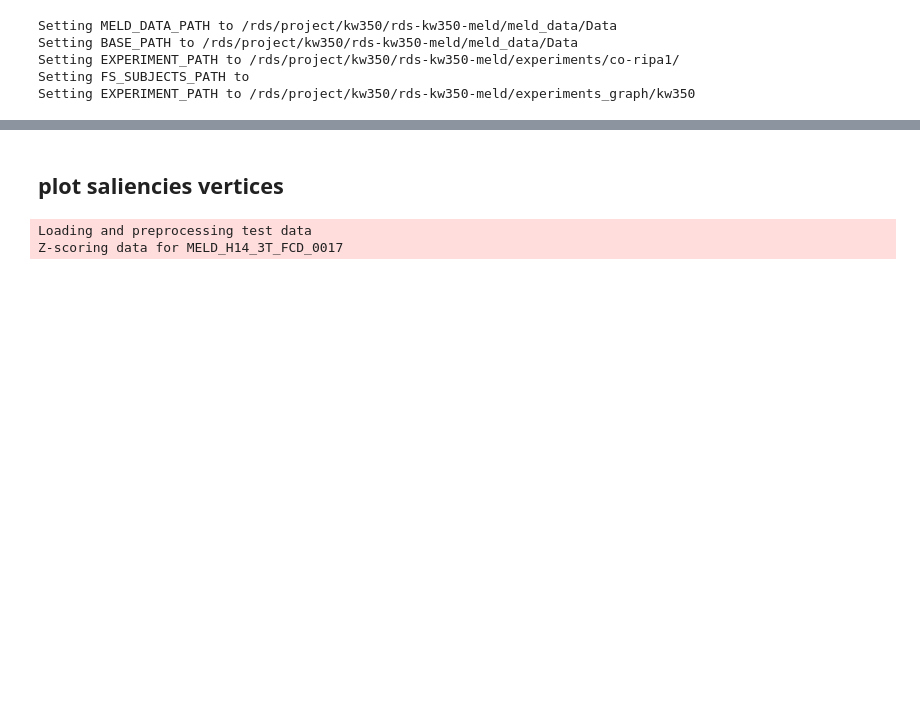
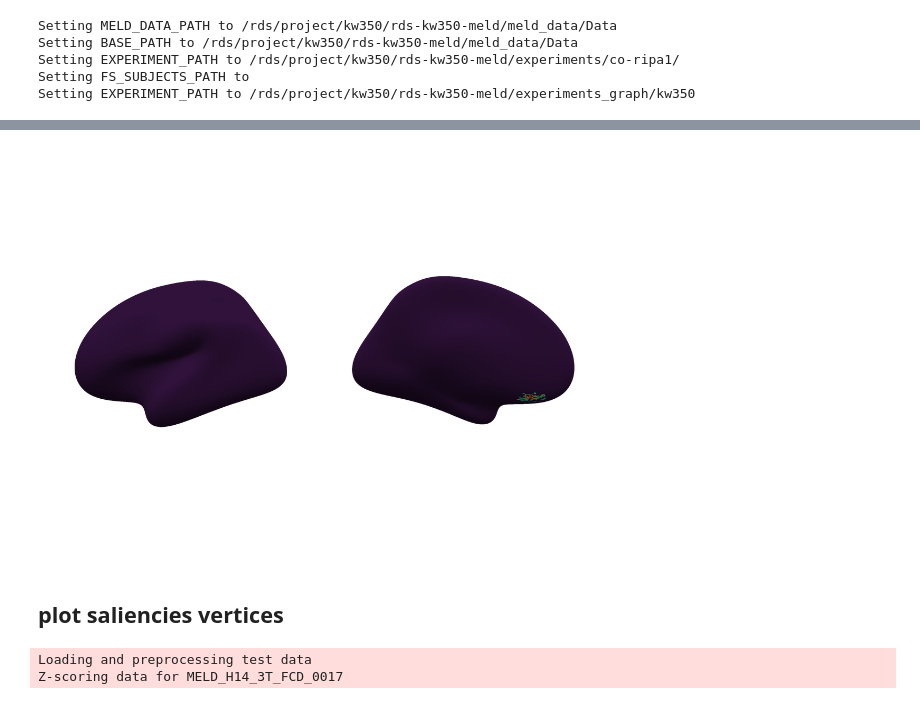
Before and after one commit to MELDProject/meld_graph, a Jupyter notebook: notebooks/dev_plot_saliencies.ipynb, the cells around one changed output, grey strips where cells are left out. Saved outputs shown, nothing was run; the diff lists cells and outputs as text; code cells hidden in the pictures; blank space fills up the shorter version.

```diff
--- a/notebooks/dev_plot_saliencies.ipynb
+++ b/notebooks/dev_plot_saliencies.ipynb
@@ -23,21 +23,15 @@ Setting EXPERIMENT_PATH to /rds/project/kw350/rds-kw350-meld/experiments_graph/k
 save_dir = '/rds/project/kw350/rds-kw350-meld/experiments_graph/co-ripa1/23-00-01_TEST_plot_saliencies'
 # %%
 # load experiment
-model_path = '/rds/project/kw350/rds-kw350-meld/experiments_graph/kw350/23-08-18_IFYF_object_save_final/s_0/fold_all'
+model_path = '/rds/project/kw350/rds-kw350-meld/experiments_graph/kw350/23-08-30_IGKW_object_save_final/s_0/fold_all'
 exp = meld_graph.experiment.Experiment.from_folder(model_path)
 exp.data_parameters["augment_data"] = {}
 
 #load trainval dataset
-split = "trainval"
+split = "test"
 
-save_prediction_suffix=""
-
-# subjects = exp.data_parameters["train_ids"] + exp.data_parameters["val_ids"]
-subjects= [
-        # 'MELD_H14_3T_FCD_0019',
-           'MELD_H14_3T_FCD_0017',
-        #    'MELD_H23_15T_FCD_0007',
-           ]
+# subjects = exp.data_parameters["test_ids"]
+subjects=['MELD_H2_3T_C_0030']
 
 features = exp.data_parameters["features"]
 cohort = MeldCohort(
@@ -52,8 +46,8 @@ eva = Evaluator(
     checkpoint_path=model_path,
     make_images=False,
     dataset=dataset,
+    # save_dir=save_dir,
     cohort=cohort,
-    save_dir=save_dir,
     subject_ids=subjects,
     mode="test",
     thresh_and_clust=False,
@@ -67 +62,4 @@ Creating model
 Predicting model without dropout
+# %%
+subj_id = 'MELD_H2_3T_C_0030'
+data = eva.load_data_from_file(subj_id, keys=[f'mask_salient_1.0'], split_hemis=True, save_prediction_suffix="")
@@ -76,0 +169,4 @@ saving saliencies_1.0 for MELD_H14_3T_FCD_0017
+# %%
+subject_id = 'MELD_H2_15T_FCD_0003'
+data = eva.load_data_from_file(subject_id, keys=['cluster_thresholded','input_labels', 'saliencies_1.0', 'mask_salient_1.0'], split_hemis=True, save_prediction_suffix=model_name)
+data
@@ -77,3 +193,12 @@ saving saliencies_1.0 for MELD_H14_3T_FCD_0017
+# %%
+import matplotlib_surface_plotting as msp
+feature = '.inter_z.asym.intra_z.combat.on_lh.sulc.sm3.mgh'
+msp.plot_surf(cohort.surf['coords'],cohort.surf['faces'], data['mask_salient_1.0']['right'],
+    cmap='turbo',base_size = 30, colorbar=False,
+    # vmin = -5e-5, vmax = 5e-5,
+    )
+# %% [output]
+[figure, added]
 # %% [markdown]
 ## plot saliencies vertices
 # %%
```
Also changed, not shown: parts of 6 cells of this notebook.
